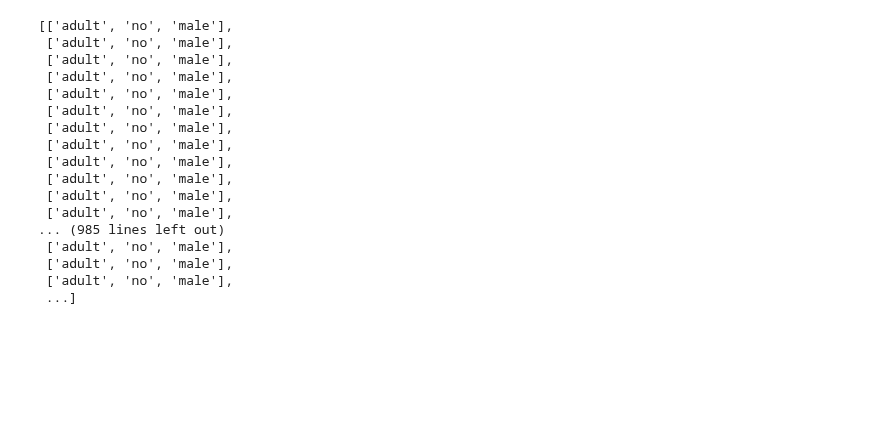
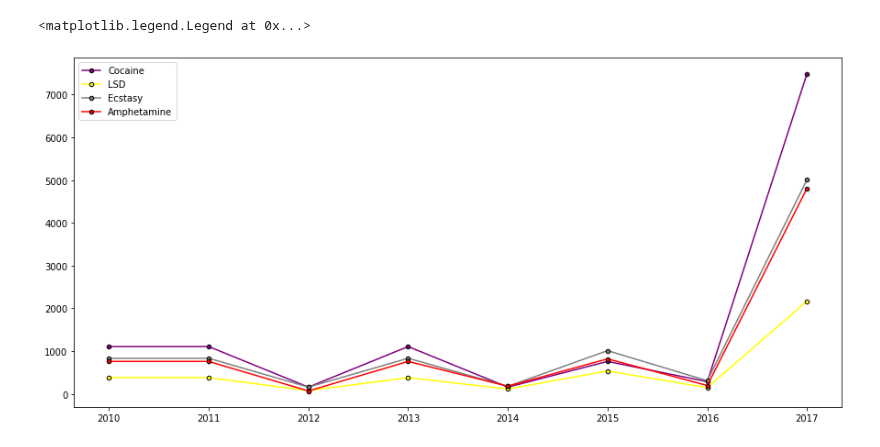
Before and after one commit to danilo1214/PR20ddpdjphv, a Jupyter notebook: Predrag 3.ipynb, the cells around one changed output. Drawn from its saved outputs; the diff is of its cells as text; code cells hidden in the pictures; blank space fills up the shorter version.

```diff
--- a/Predrag 3.ipynb
+++ b/Predrag 3.ipynb
@@ -59,30 +57,10 @@ plt.plot(godine,tob,color="blue",label="Tobacco",marker = ".", markersize = 9, m
-# %%
-#cannabis
-tabela(c_under,cannabis,True)
-cannabis=[]
-c_under=pandas.read_excel("./tables/prevalance/cannabis/can-1524.xlsx")
-c_under.fillna(0)
-
-for i in range(4,8):
-    ime="./tables/prevalance/cannabis/GPS-"+str(i)+".xlsx"
-    c=pandas.read_excel(ime)
-    tabela(c,cannabis,False)
-cannabis
-# %% [output]
-[['adult', 'no', 'male'],
- ['adult', 'no', 'male'],
- ['adult', 'no', 'male'],
- ['adult', 'no', 'male'],
- ['adult', 'no', 'male'],
- ['adult', 'no', 'male'],
- ['adult', 'no', 'male'],
- ['adult', 'no', 'male'],
- ['adult', 'no', 'male'],
- ['adult', 'no', 'male'],
- ['adult', 'no', 'male'],
- ['adult', 'no', 'male'],
-... (985 lines left out)
- ['adult', 'no', 'male'],
- ['adult', 'no', 'male'],
- ['adult', 'no', 'male'],
- ...]
+# %%
+plt.figure(figsize=(15,7))
+plt.plot(godine,coc,color="purple",label="Cocaine",marker = ".", markersize = 9, markeredgecolor = "black")
+plt.plot(godine,ls,color="yellow",label="LSD",marker = ".", markersize = 9, markeredgecolor = "black")
+plt.plot(godine,ecs,color="grey",label="Ecstasy",marker = ".", markersize = 9, markeredgecolor = "black")
+plt.plot(godine,am,color="red",label="Amphetamine",marker = ".", markersize = 9, markeredgecolor = "black")
+plt.legend()
+# %% [output]
+<matplotlib.legend.Legend at 0x...>
+[figure, added]
```
Also changed, not shown: parts of 1 cell of this notebook.
